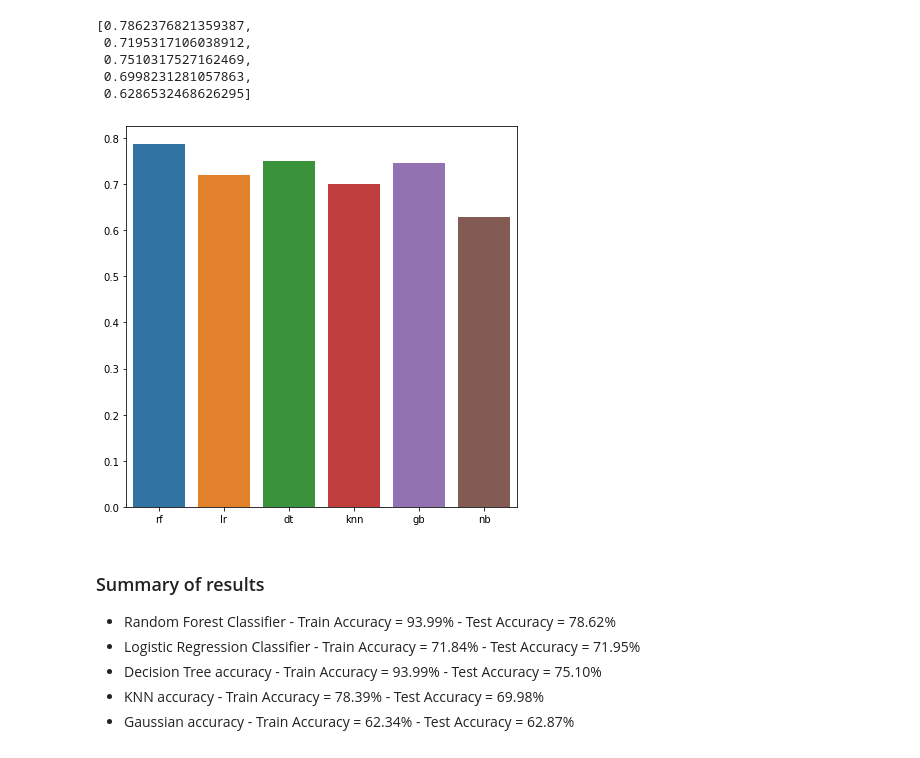
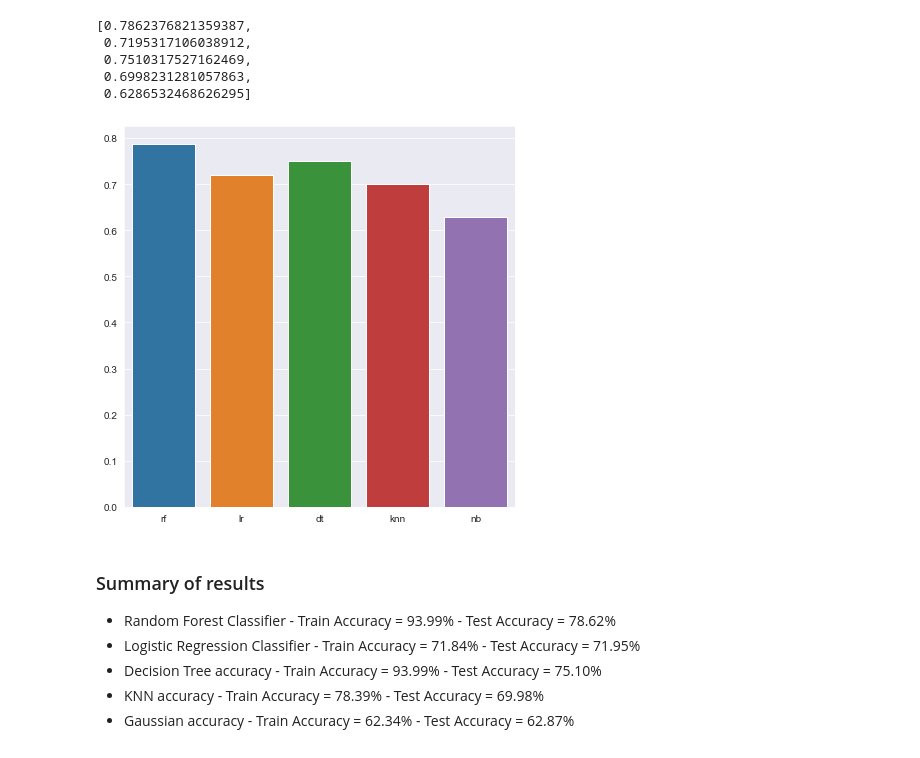
Before and after one commit to MercyNgila/Tanzanian-Water-Pump-Status, a Jupyter notebook: Pump It Up Notebook.ipynb, the cells around one changed output. Drawn from its saved outputs; the diff is of its cells as text; code cells hidden in the pictures.

```diff
--- a/Pump It Up Notebook.ipynb
+++ b/Pump It Up Notebook.ipynb
@@ -563,8 +564,7 @@ train = train.drop(['extraction_type', 'extraction_type_group'],axis=1)
 # e.g. gps_height, longitude, latitude, region_code and district_code
 # These are less likely to add any predictive power to the model
 # I will drop some of these columns
-train = train.drop(['gps_height', 'region_code', 'district_code', 'region','ward', 'longitude',
-                   'latitude', 'lga'], axis=1)
+train = train.drop(['gps_height', 'region_code', 'district_code', 'ward'], axis=1)
 # %% [markdown]
 ## 2.4.2. Validity
 - Check to see if all the columns in the dataset are valid/useful for this analysis
@@ -908,0 +917,5 @@ plt.show()
+# %%
+# Ranking of the status of the waterpoints
+sns.set_style("darkgrid");
+sns.set_color_codes(palette = 'bright');
+sns.countplot(x = train['status_group'], color = 'b');
@@ -908,0 +977,3 @@ plt.show()
+# %%
+# I will drop these columns
+train = train.drop(['region', 'longitude', 'latitude', 'lga'], axis=1)
@@ -1032,12 +1114,12 @@ test_accuracy
  0.6286532468626295]
 # %%
 # I will visualize the test accuracy results
-model_names = ["rf","lr","dt","knn","gb","nb"]
+model_names = ["rf","lr","dt","knn", "nb"]
 plt.figure(figsize = (7, 7))
 sns.barplot(x = model_names, y = test_accuracy)
 plt.show()
 # %% [output]
-[figure, old version]
+[figure, new version]
 # %% [markdown]
 ### Summary of results
 
```
Also changed, not shown: parts of 49 cells of this notebook, 8 other files.
